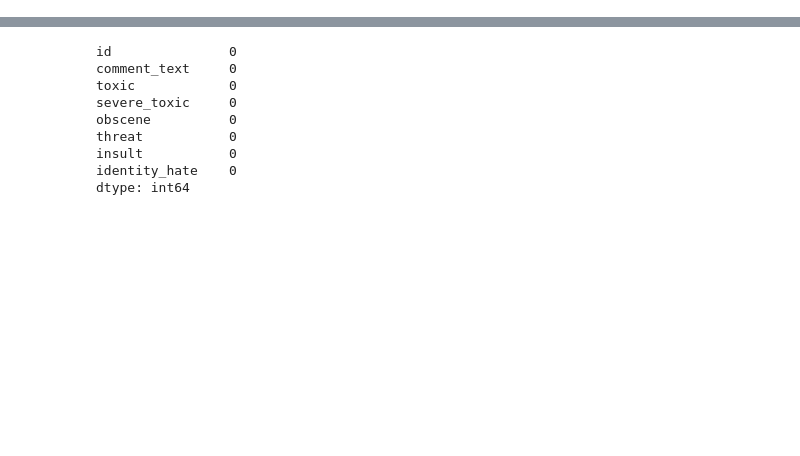
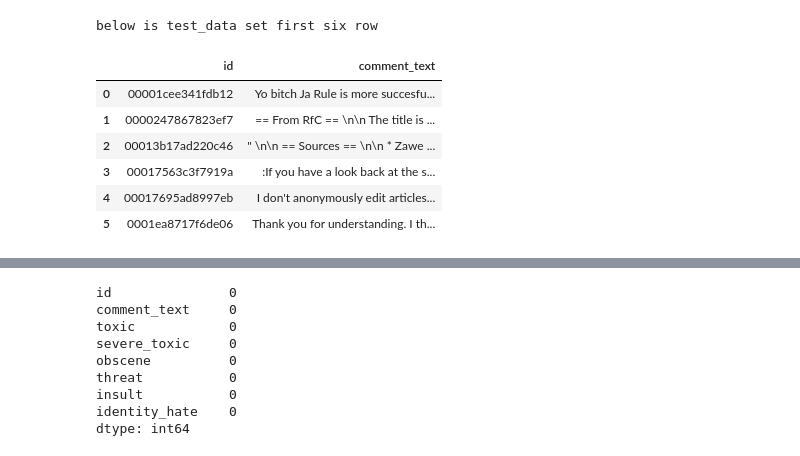
Before and after one commit to IsMondayTMR/CMPE255Project, a Jupyter notebook: toxicCommentClassification_yc.ipynb, the cells around one changed output, grey strips where cells are left out. Cells and saved outputs as stored; diff of their text form; code cells hidden in the pictures; blank space fills up the shorter version.

```diff
--- a/toxicCommentClassification_yc.ipynb
+++ b/toxicCommentClassification_yc.ipynb
@@ -86,0 +91,12 @@ memory usage: 9.7+ MB
+# %%
+print("below is test_data set first six row")
+test_data[:6]
+# %% [output]
+below is test_data set first six row
+|  | id | comment_text |
+| 0 | 00001cee341fdb12 | Yo bitch Ja Rule is more succesfu... |
+| 1 | 0000247867823ef7 | == From RfC == \n\n The title is ... |
+| 2 | 00013b17ad220c46 | " \n\n == Sources == \n\n * Zawe ... |
+| 3 | 00017563c3f7919a | :If you have a look back at the s... |
+| 4 | 00017695ad8997eb | I don't anonymously edit articles... |
+| 5 | 0001ea8717f6de06 | Thank you for understanding. I th... |
```
Also changed, not shown: parts of 44 cells of this notebook.
